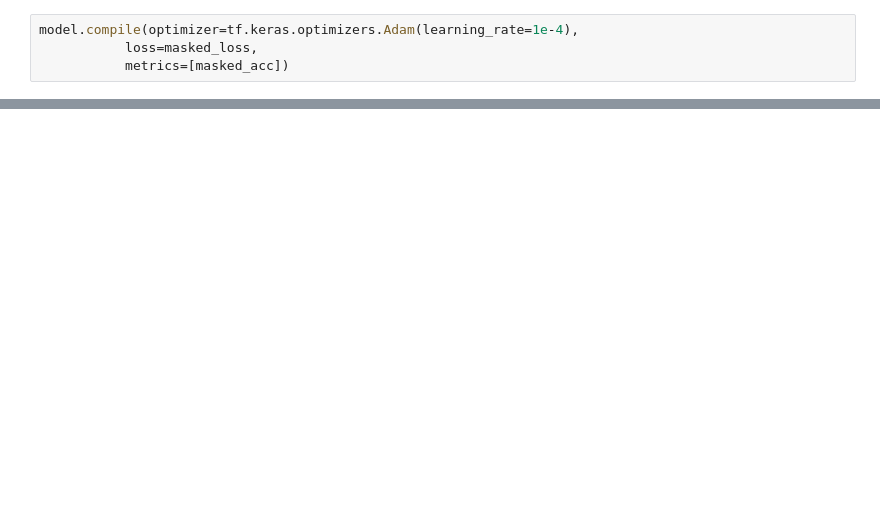
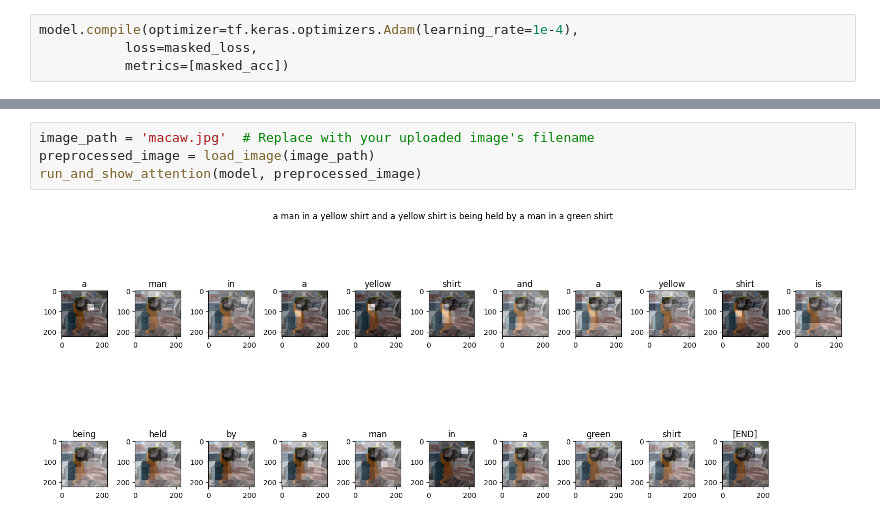
Before and after one commit to Alexiush/advanced_ml, a Jupyter notebook: lb3/lab_3.ipynb, the cells around one changed output, grey strips where cells are left out. Saved outputs shown, nothing was run; the diff lists cells and outputs as text; blank space fills up the shorter version.

```diff
--- a/lb3/lab_3.ipynb
+++ b/lb3/lab_3.ipynb
@@ -747,0 +782,6 @@ run_and_show_attention(model, image)
+# %%
+image_path = 'macaw.jpg'  # Replace with your uploaded image's filename
+preprocessed_image = load_image(image_path)
+run_and_show_attention(model, preprocessed_image)
+# %% [output]
+[figure, added]
```
Also changed, not shown: parts of 23 cells of this notebook, 2 other files.
